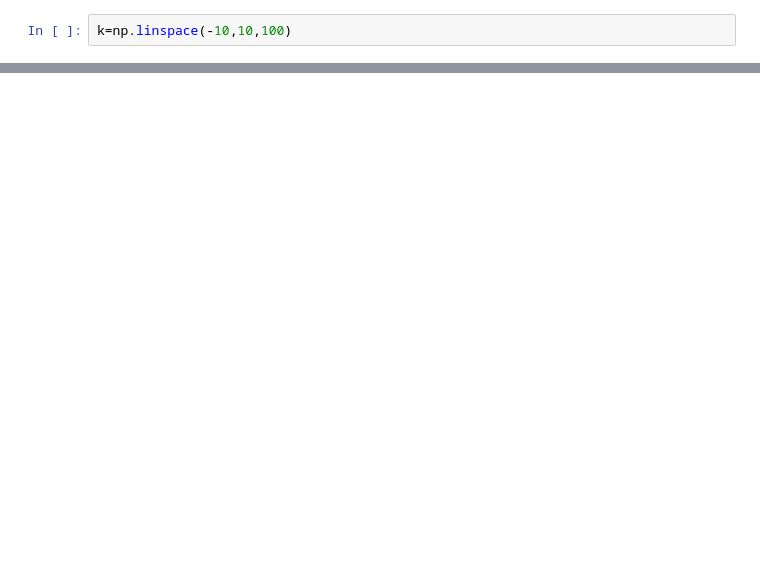
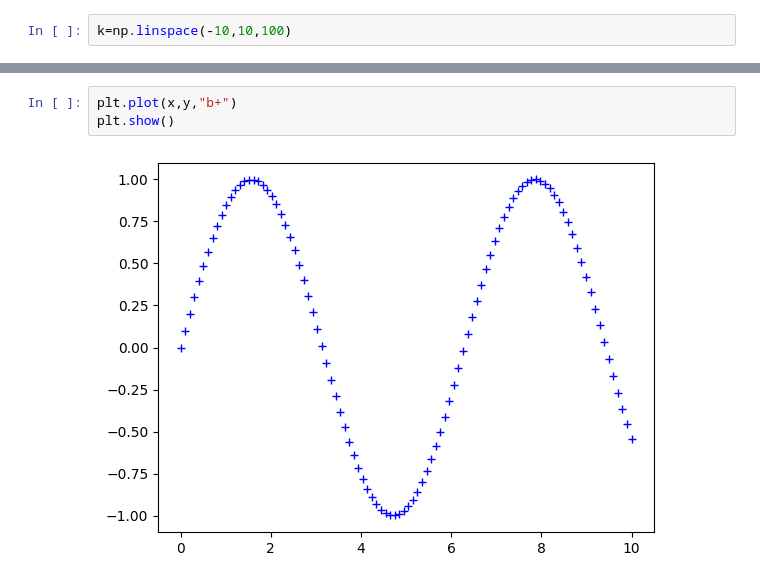
Before and after one commit to OmegaS48/MLDL_python, a Jupyter notebook: matplotlib.ipynb, the cells around one changed output, grey strips where cells are left out. Cells and saved outputs as stored; diff of their text form; blank space fills up the shorter version.

```diff
--- a/matplotlib.ipynb
+++ b/matplotlib.ipynb
@@ -109,0 +97,5 @@ plt.show()
+# %%
+plt.plot(x,y,"b+")
+plt.show()
+# %% [output]
+[figure, added]
```
Also changed, not shown: parts of 21 cells of this notebook.
